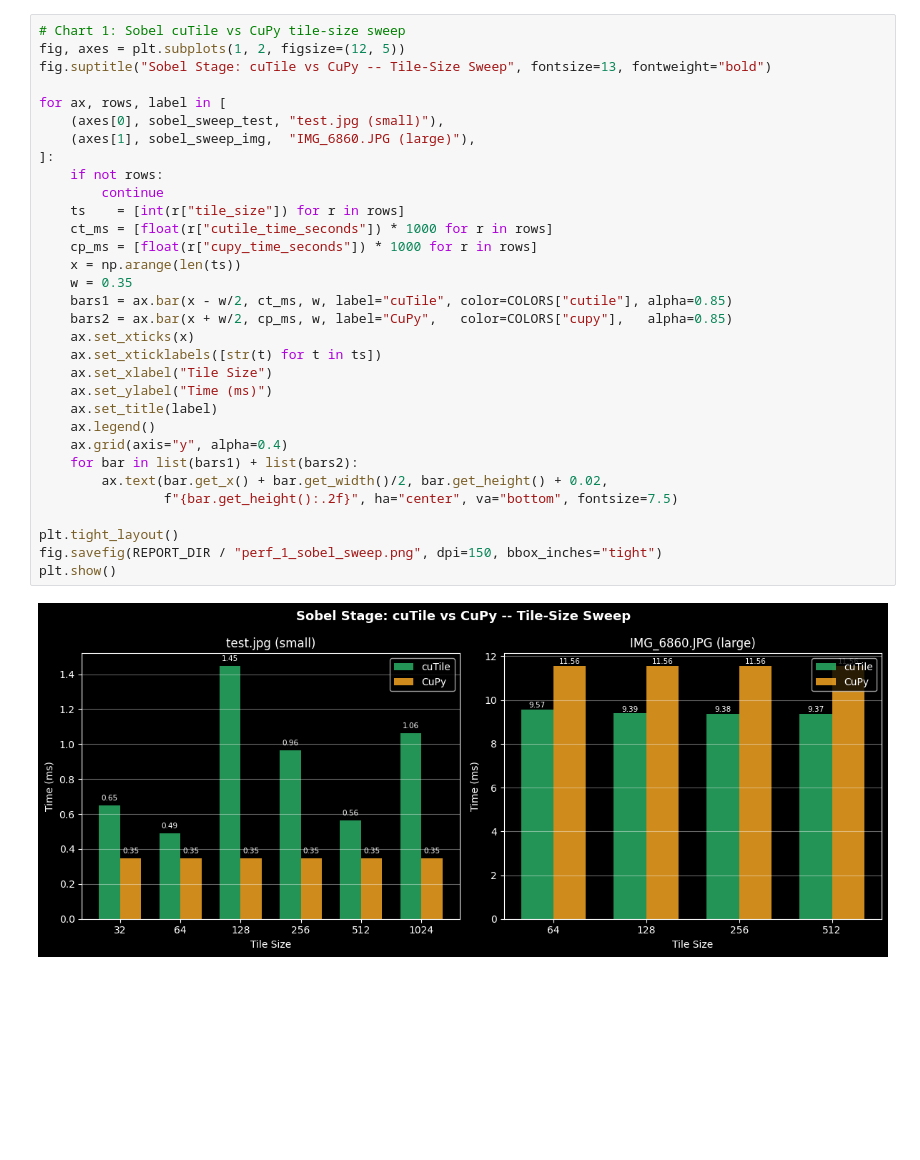
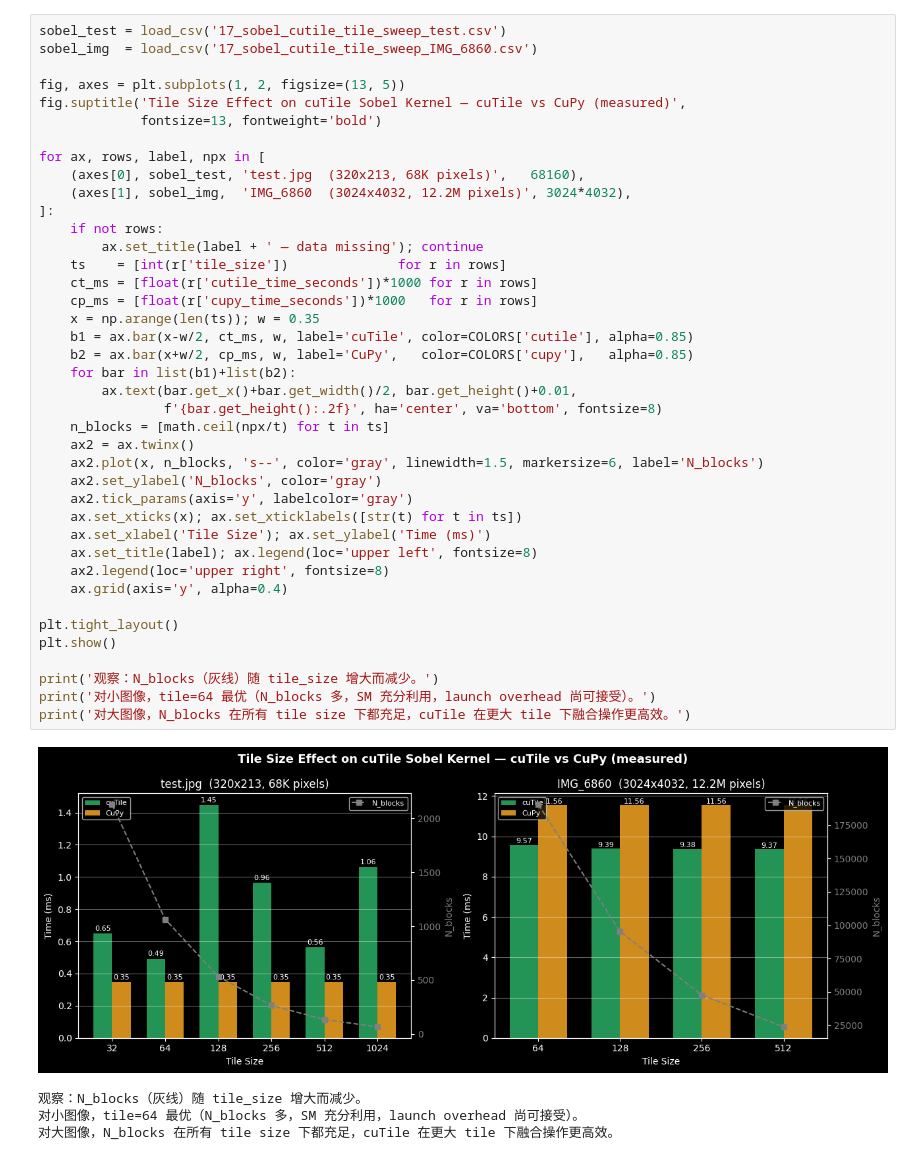
Before and after one commit to SoftEng751-2026/group5-canny-cutile, a Jupyter notebook: notebooks/evaluate_performance.ipynb, the cells around one changed output. Saved outputs shown, nothing was run; the diff lists cells and outputs as text; blank space fills up the shorter version.

```diff
--- a/notebooks/evaluate_performance.ipynb
+++ b/notebooks/evaluate_performance.ipynb
@@ -88,34 +122,45 @@ IMG_6860  -- 63.0 FPS mean, 19 frames
 # %%
-# Chart 1: Sobel cuTile vs CuPy tile-size sweep
-fig, axes = plt.subplots(1, 2, figsize=(12, 5))
-fig.suptitle("Sobel Stage: cuTile vs CuPy -- Tile-Size Sweep", fontsize=13, fontweight="bold")
+sobel_test = load_csv('17_sobel_cutile_tile_sweep_test.csv')
+sobel_img  = load_csv('17_sobel_cutile_tile_sweep_IMG_6860.csv')
 
-for ax, rows, label in [
-    (axes[0], sobel_sweep_test, "test.jpg (small)"),
-    (axes[1], sobel_sweep_img,  "IMG_6860.JPG (large)"),
+fig, axes = plt.subplots(1, 2, figsize=(13, 5))
+fig.suptitle('Tile Size Effect on cuTile Sobel Kernel — cuTile vs CuPy (measured)',
+             fontsize=13, fontweight='bold')
+
+for ax, rows, label, npx in [
+    (axes[0], sobel_test, 'test.jpg  (320x213, 68K pixels)',   68160),
+    (axes[1], sobel_img,  'IMG_6860  (3024x4032, 12.2M pixels)', 3024*4032),
 ]:
     if not rows:
-        continue
-    ts    = [int(r["tile_size"]) for r in rows]
-    ct_ms = [float(r["cutile_time_seconds"]) * 1000 for r in rows]
-    cp_ms = [float(r["cupy_time_seconds"]) * 1000 for r in rows]
-    x = np.arange(len(ts))
-    w = 0.35
-    bars1 = ax.bar(x - w/2, ct_ms, w, label="cuTile", color=COLORS["cutile"], alpha=0.85)
-    bars2 = ax.bar(x + w/2, cp_ms, w, label="CuPy",   color=COLORS["cupy"],   alpha=0.85)
-    ax.set_xticks(x)
-    ax.set_xticklabels([str(t) for t in ts])
-    ax.set_xlabel("Tile Size")
-    ax.set_ylabel("Time (ms)")
-    ax.set_title(label)
-    ax.legend()
-    ax.grid(axis="y", alpha=0.4)
-    for bar in list(bars1) + list(bars2):
-        ax.text(bar.get_x() + bar.get_width()/2, bar.get_height() + 0.02,
-                f"{bar.get_height():.2f}", ha="center", va="bottom", fontsize=7.5)
+        ax.set_title(label + ' — data missing'); continue
+    ts    = [int(r['tile_size'])              for r in rows]
+    ct_ms = [float(r['cutile_time_seconds'])*1000 for r in rows]
+    cp_ms = [float(r['cupy_time_seconds'])*1000   for r in rows]
+    x = np.arange(len(ts)); w = 0.35
+    b1 = ax.bar(x-w/2, ct_ms, w, label='cuTile', color=COLORS['cutile'], alpha=0.85)
+    b2 = ax.bar(x+w/2, cp_ms, w, label='CuPy',   color=COLORS['cupy'],   alpha=0.85)
+    for bar in list(b1)+list(b2):
+        ax.text(bar.get_x()+bar.get_width()/2, bar.get_height()+0.01,
+                f'{bar.get_height():.2f}', ha='center', va='bottom', fontsize=8)
+    n_blocks = [math.ceil(npx/t) for t in ts]
+    ax2 = ax.twinx()
+    ax2.plot(x, n_blocks, 's--', color='gray', linewidth=1.5, markersize=6, label='N_blocks')
+    ax2.set_ylabel('N_blocks', color='gray')
+    ax2.tick_params(axis='y', labelcolor='gray')
+    ax.set_xticks(x); ax.set_xticklabels([str(t) for t in ts])
+    ax.set_xlabel('Tile Size'); ax.set_ylabel('Time (ms)')
+    ax.set_title(label); ax.legend(loc='upper left', fontsize=8)
+    ax2.legend(loc='upper right', fontsize=8)
+    ax.grid(axis='y', alpha=0.4)
 
 plt.tight_layout()
-fig.savefig(REPORT_DIR / "perf_1_sobel_sweep.png", dpi=150, bbox_inches="tight")
 plt.show()
+
+print('观察：N_blocks（灰线）随 tile_size 增大而减少。')
+print('对小图像，tile=64 最优（N_blocks 多，SM 充分利用，launch overhead 尚可接受）。')
+print('对大图像，N_blocks 在所有 tile size 下都充足，cuTile 在更大 tile 下融合操作更高效。')
 # %% [output]
-[figure, old version]
+[figure, new version]
+观察：N_blocks（灰线）随 tile_size 增大而减少。
+对小图像，tile=64 最优（N_blocks 多，SM 充分利用，launch overhead 尚可接受）。
+对大图像，N_blocks 在所有 tile size 下都充足，cuTile 在更大 tile 下融合操作更高效。
```
Also changed, not shown: parts of 29 cells of this notebook, 1 other file.
